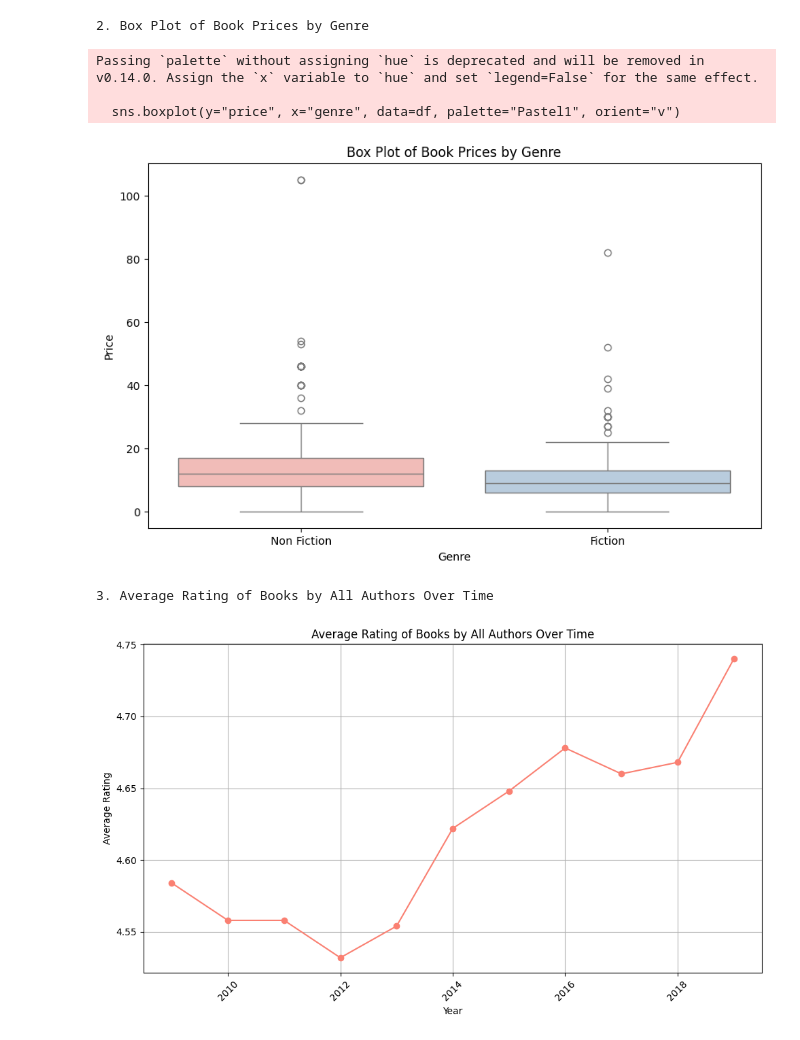
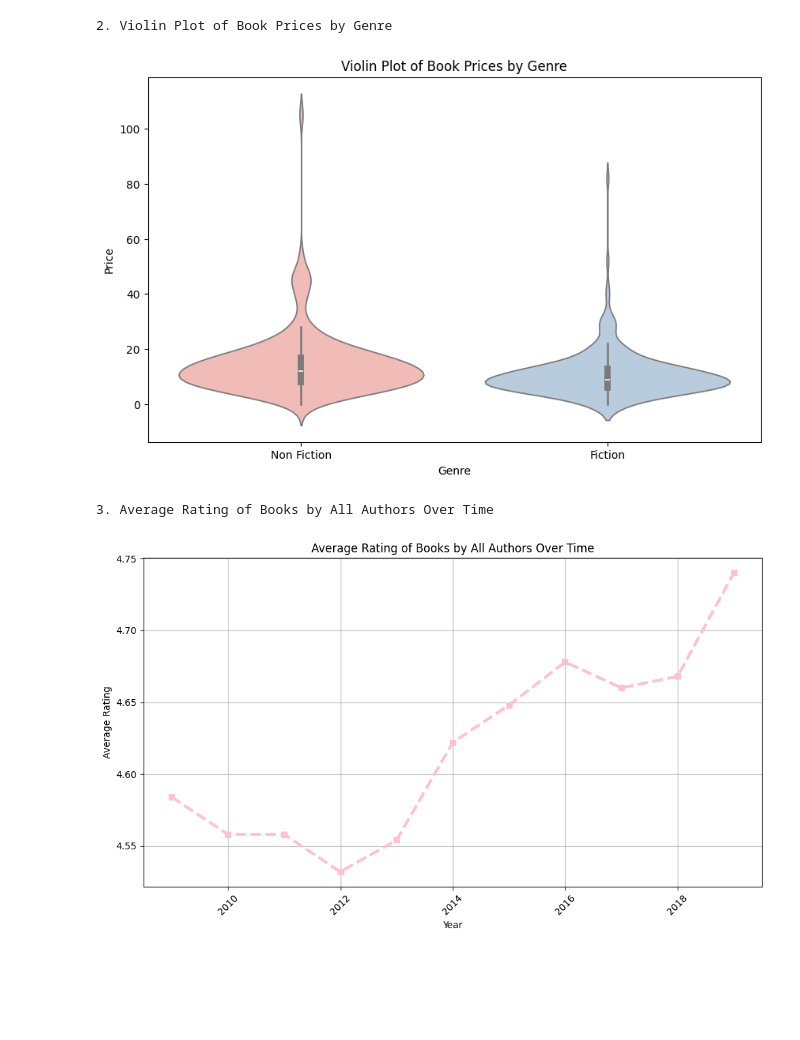
Before and after one commit to Anastasia-front/data-science, a Jupyter notebook: Jupyter_Notebook/Analyze_the_dataset_from_Kaggle_com.ipynb, the cells around one changed output. Saved outputs shown, nothing was run; the diff lists cells and outputs as text; code cells hidden in the pictures; blank space fills up the shorter version.

```diff
--- a/Jupyter_Notebook/Analyze_the_dataset_from_Kaggle_com.ipynb
+++ b/Jupyter_Notebook/Analyze_the_dataset_from_Kaggle_com.ipynb
@@ -335,11 +335,11 @@ plt.grid(True)
 plt.show()
 print()
 
-# Plot 2: Box Plot of Book Prices by Genre
-print("2. Box Plot of Book Prices by Genre\n")
+# Plot 2: Violin Plot of Book Prices by Genre
+print("2. Violin Plot of Book Prices by Genre\n")
 plt.figure(figsize=(10, 6))
-sns.boxplot(y="price", x="genre", data=df, palette="Pastel1", orient="v")
-plt.title("Box Plot of Book Prices by Genre")
+sns.violinplot(y="price", x="genre", data=df, hue="genre", palette="Pastel1", legend=False)
+plt.title("Violin Plot of Book Prices by Genre")
 plt.xlabel("Genre")
 plt.ylabel("Price")
 plt.show()
@@ -353,7 +353,11 @@ df["year"] = pd.to_datetime(df["year"], format="%Y")
 average_rating_by_year = df.groupby(df["year"].dt.year)["user_rating"].mean()
 # Plot the time series
 plt.figure(figsize=(10, 6))
-average_rating_by_year.plot(marker="o", color="salmon")
+average_rating_by_year.plot(
+    linestyle="--",
+    color="#ffc1cc",
+    linewidth=3,
+    marker="s",)
 plt.title("Average Rating of Books by All Authors Over Time")
 plt.xlabel("Year")
 plt.ylabel("Average Rating")
@@ -371,37 +375,34 @@ DESCRIPTION: Prepare table
 
  --------------------
 
 
 1. Read the csv file (use the read_csv function):
 
 ... (54 lines left out)
 - `Question` What is the median price? - `Answer`  11.0
 
 
 4. Create a histogram (use kind='hist'):
 [figure]
  --------------------
 
 
 PART 3: Data search and sorting
 DESCRIPTION: Analysis of Book Ratings, Reviews, and Prices
 
 
  --------------------
 
 
 - `Question`  What is the highest rating in the dataset? - `Answer`  4.9
 - `Question`  How many books have such rating? - `Answer`  52
 ... (171 lines left out)
  --------------------
 
 
 1. Scatter Plot of Book Prices vs User Ratings
 [figure]
-2. Box Plot of Book Prices by Genre
+2. Violin Plot of Book Prices by Genre
+[figure, new version]
-Passing `palette` without assigning `hue` is deprecated and will be removed in v0.14.0. Assign the `x` variable to `hue` and set `legend=False` for the same effect.
-
-  sns.boxplot(y="price", x="genre", data=df, palette="Pastel1", orient="v")
+3. Average Rating of Books by All Authors Over Time
-[figure, old version]
-3. Average Rating of Books by All Authors Over Time
-[figure, old version]
+[figure, new version]
```
